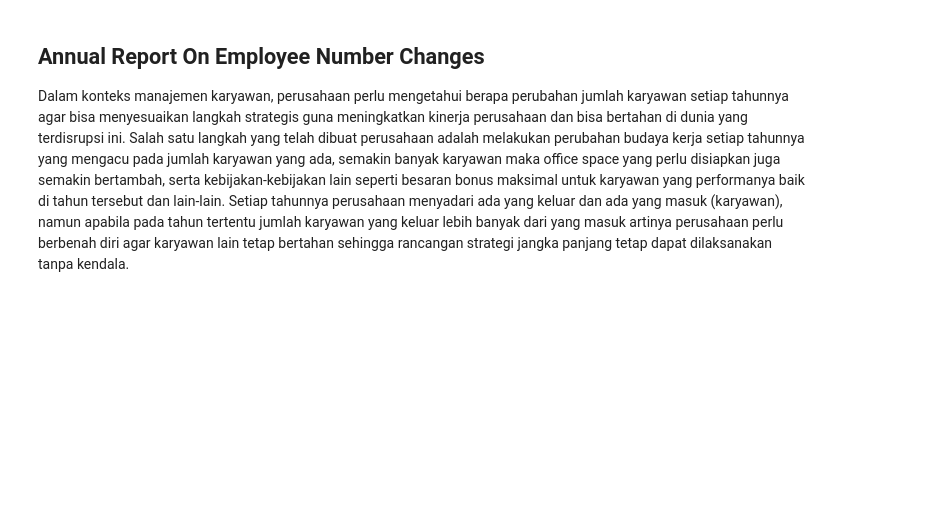
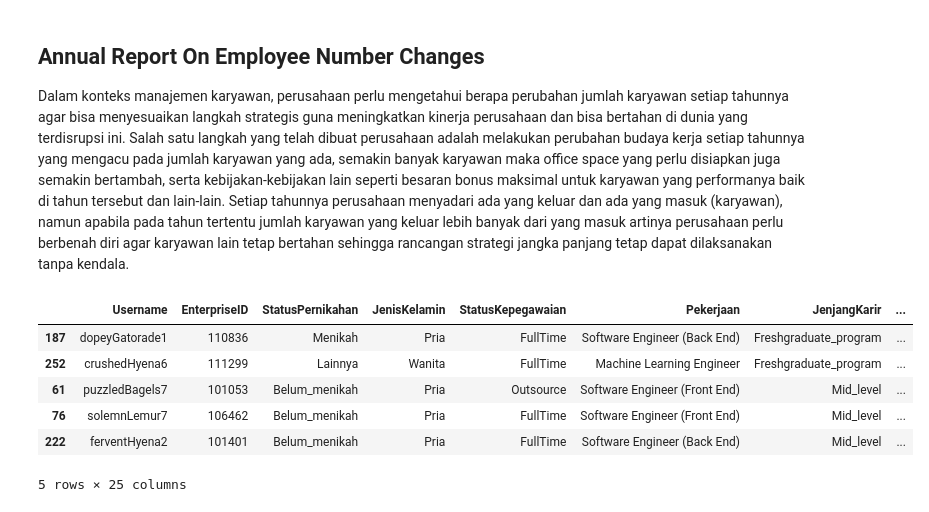
Before and after one commit to imalfunadam/Improving-Employee-Retention-By-Predicting-Employee-Attrition-Using-Machine-Learning, a Jupyter notebook: Predicting Employee Attrition.ipynb, the cells around one changed output. Cells and saved outputs as stored; diff of their text form; code cells hidden in the pictures; blank space fills up the shorter version.

```diff
--- a/Predicting Employee Attrition.ipynb
+++ b/Predicting Employee Attrition.ipynb
@@ -384,3 +384,29 @@ memory usage: 51.7+ KB
 # %% [markdown]
 ## Annual Report On Employee Number Changes
 Dalam konteks manajemen karyawan, perusahaan perlu mengetahui berapa perubahan jumlah karyawan setiap tahunnya agar bisa menyesuaikan langkah strategis guna meningkatkan kinerja perusahaan dan bisa bertahan di dunia yang terdisrupsi ini. Salah satu langkah yang telah dibuat perusahaan adalah melakukan perubahan budaya kerja setiap tahunnya yang mengacu pada jumlah karyawan yang ada, semakin banyak karyawan maka office space yang perlu disiapkan juga semakin bertambah, serta kebijakan-kebijakan lain seperti besaran bonus maksimal untuk karyawan yang performanya baik di tahun tersebut dan lain-lain. Setiap tahunnya perusahaan menyadari ada yang keluar dan ada yang masuk (karyawan), namun apabila pada tahun tertentu jumlah karyawan yang keluar lebih banyak dari yang masuk artinya perusahaan perlu berbenah diri agar karyawan lain tetap bertahan sehingga rancangan strategi jangka panjang tetap dapat dilaksanakan tanpa kendala.
+# %%
+# Konversi kolom TanggalHiring dan TanggalResign ke format datetime
+df['TanggalHiring'] = pd.to_datetime(df['TanggalHiring'], errors='coerce')
+df['TanggalResign'] = pd.to_datetime(df['TanggalResign'], errors='coerce')
+
+# Membuat kolom TahunHiring dan TahunResign
+df['TahunHiring'] = df['TanggalHiring'].dt.year
+df['TahunResign'] = df['TanggalResign'].dt.year
+
+# Tabel agregat jumlah karyawan yang masuk berdasarkan tahun hiring
+tabel_masuk = df.groupby('TahunHiring')['Username'].count().reset_index()
+tabel_masuk.columns = ['Tahun', 'JumlahMasuk']
+
+# Tabel agregat jumlah karyawan yang keluar berdasarkan tahun resign
+tabel_keluar = df.groupby('TahunResign')['Username'].count().reset_index()
+tabel_keluar.columns = ['Tahun', 'JumlahKeluar']
+
+df.sample(5)
+# %% [output]
+|  | Username | EnterpriseID | StatusPernikahan | JenisKelamin | StatusKepegawaian | Pekerjaan | JenjangKarir | ... |
+| 187 | dopeyGatorade1 | 110836 | Menikah | Pria | FullTime | Software Engineer (Back End) | Freshgraduate_program | ... |
+| 252 | crushedHyena6 | 111299 | Lainnya | Wanita | FullTime | Machine Learning Engineer | Freshgraduate_program | ... |
+| 61 | puzzledBagels7 | 101053 | Belum_menikah | Pria | Outsource | Software Engineer (Front End) | Mid_level | ... |
+| 76 | solemnLemur7 | 106462 | Belum_menikah | Pria | FullTime | Software Engineer (Front End) | Mid_level | ... |
+| 222 | ferventHyena2 | 101401 | Belum_menikah | Pria | FullTime | Software Engineer (Back End) | Mid_level | ... |
+5 rows × 25 columns
```
Also changed, not shown: parts of 4 cells of this notebook.
